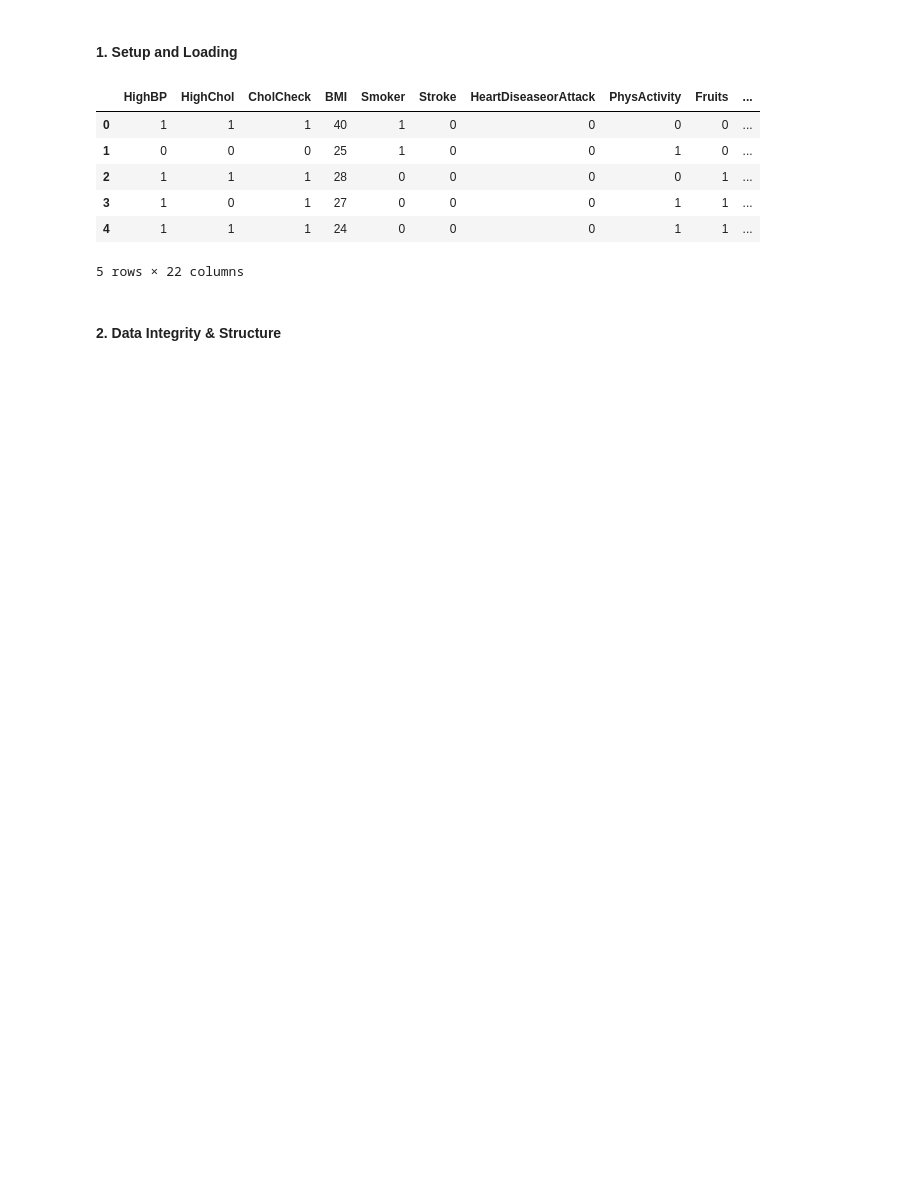
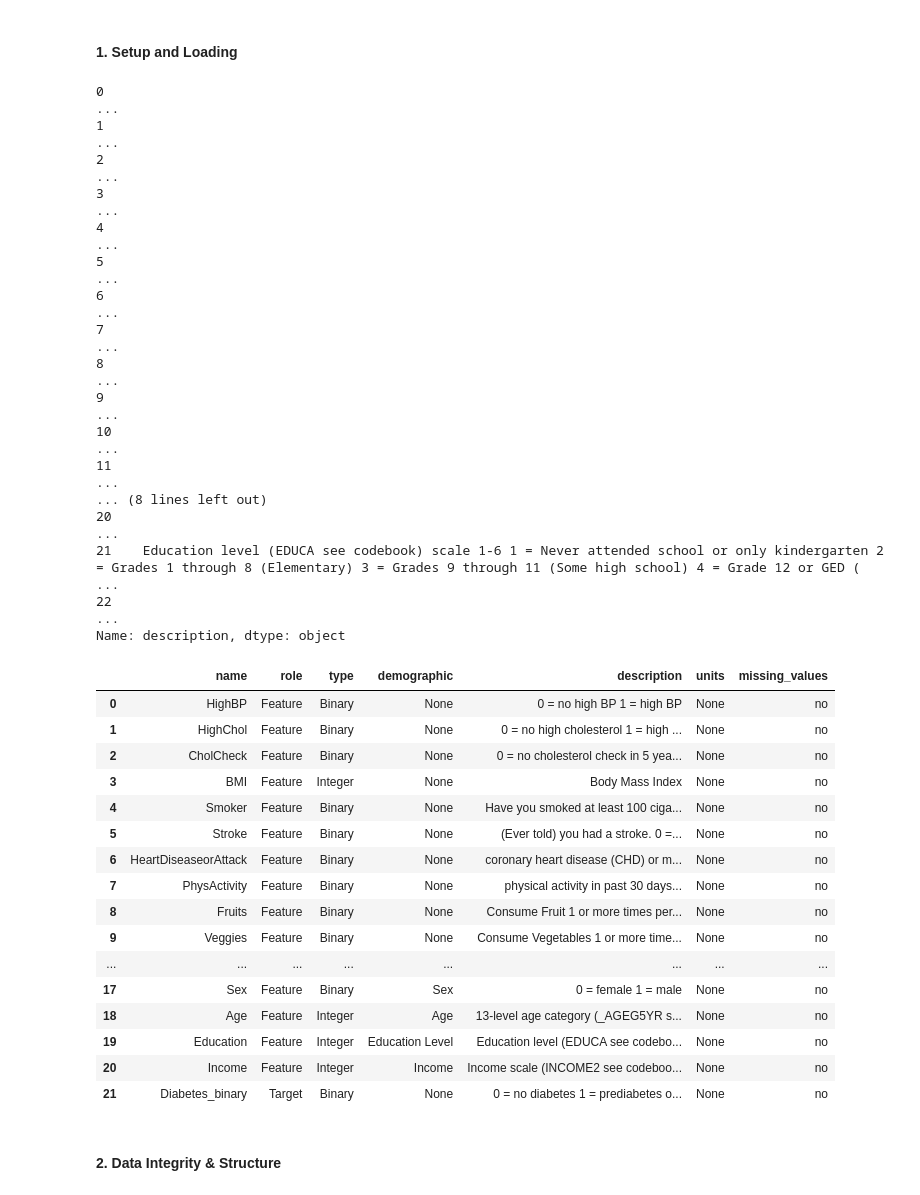
Before and after one commit to vijaivimu/SDS-CP035-gluco-track, a Jupyter notebook: advanced/submissions/team-members/rajan-hans/week_1_eda.ipynb, the cells around one changed output. Drawn from its saved outputs; the diff is of its cells as text; code cells hidden in the pictures; blank space fills up the shorter version.

```diff
--- a/advanced/submissions/team-members/rajan-hans/week_1_eda.ipynb
+++ b/advanced/submissions/team-members/rajan-hans/week_1_eda.ipynb
@@ -3,25 +3,70 @@
 # %%
 import pandas as pd
 import numpy as np
 import matplotlib.pyplot as plt
 import seaborn as sns
 from ucimlrepo import fetch_ucirepo
 
-sns.set_style('whitegrid')
+sns.set_style("whitegrid")
 
-dataset = fetch_ucirepo(id=891)  # CDC Diabetes Health Indicators",
-X = dataset.data.features
-y = dataset.data.targets
+# fetch dataset
+datset = fetch_ucirepo(id=891)  # CDC Diabetes Health Indicators
+# data (as pandas dataframes)
+X = datset.data.features  # feature set
+y = datset.data.targets  # target variable
+# combine features and target into a single dataframe for easier analysis
 df = pd.concat([X, y], axis=1)
-df.head()
+# print(datset.variables.description)
+# Programmatically merge df columns with datset.variables metadata
+try:
+    if (
+        isinstance(datset.variables, pd.DataFrame)
+        and "name" in datset.variables.columns
+    ):
+        df_columns = pd.DataFrame({"name": df.columns})
+        merged = pd.merge(df_columns, datset.variables, on="name", how="left")
+        pd.set_option("display.max_colwidth", None)
+        display(merged)
+    else:
+        print("datset.variables is not a DataFrame with a 'name' column.")
+        print(datset.variables)
+except Exception as e:
+    print("Error combining variables:", e)
 # %% [output]
+0                                                                                                                                                                                                        ...
+1                                                                                                                                                                                                        ...
+2                                                                                                                                                                                                        ...
+3                                                                                                                                                                                                        ...
+4                                                                                                                                                                                                        ...
+5                                                                                                                                                                                                        ...
+6                                                                                                                                                                                                        ...
+7                                                                                                                                                                                                        ...
+8                                                                                                                                                                                                        ...
+9                                                                                                                                                                                                        ...
+10                                                                                                                                                                                                       ...
+11                                                                                                                                                                                                       ...
+... (8 lines left out)
+20                                                                                                                                                                                                       ...
+21    Education level (EDUCA see codebook) scale 1-6 1 = Never attended school or only kindergarten 2 = Grades 1 through 8 (Elementary) 3 = Grades 9 through 11 (Some high school) 4 = Grade 12 or GED ( ...
+22                                                                                                                                                                                                       ...
+Name: description, dtype: object
-|  | HighBP | HighChol | CholCheck | BMI | Smoker | Stroke | HeartDiseaseorAttack | PhysActivity | Fruits | ... |
-| 0 | 1 | 1 | 1 | 40 | 1 | 0 | 0 | 0 | 0 | ... |
-| 1 | 0 | 0 | 0 | 25 | 1 | 0 | 0 | 1 | 0 | ... |
-| 2 | 1 | 1 | 1 | 28 | 0 | 0 | 0 | 0 | 1 | ... |
-| 3 | 1 | 0 | 1 | 27 | 0 | 0 | 0 | 1 | 1 | ... |
-| 4 | 1 | 1 | 1 | 24 | 0 | 0 | 0 | 1 | 1 | ... |
+|  | name | role | type | demographic | description | units | missing_values |
+| 0 | HighBP | Feature | Binary | None | 0 = no high BP 1 = high BP | None | no |
+| 1 | HighChol | Feature | Binary | None | 0 = no high cholesterol 1 = high ... | None | no |
+| 2 | CholCheck | Feature | Binary | None | 0 = no cholesterol check in 5 yea... | None | no |
+| 3 | BMI | Feature | Integer | None | Body Mass Index | None | no |
+| 4 | Smoker | Feature | Binary | None | Have you smoked at least 100 ciga... | None | no |
+| 5 | Stroke | Feature | Binary | None | (Ever told) you had a stroke. 0 =... | None | no |
+| 6 | HeartDiseaseorAttack | Feature | Binary | None | coronary heart disease (CHD) or m... | None | no |
+| 7 | PhysActivity | Feature | Binary | None | physical activity in past 30 days... | None | no |
+| 8 | Fruits | Feature | Binary | None | Consume Fruit 1 or more times per... | None | no |
+| 9 | Veggies | Feature | Binary | None | Consume Vegetables 1 or more time... | None | no |
+| ... | ... | ... | ... | ... | ... | ... | ... |
+| 17 | Sex | Feature | Binary | Sex | 0 = female 1 = male | None | no |
+| 18 | Age | Feature | Integer | Age | 13-level age category (_AGEG5YR s... | None | no |
+| 19 | Education | Feature | Integer | Education Level | Education level (EDUCA see codebo... | None | no |
+| 20 | Income | Feature | Integer | Income | Income scale (INCOME2 see codeboo... | None | no |
+| 21 | Diabetes_binary | Target | Binary | None | 0 = no diabetes 1 = prediabetes o... | None | no |
-5 rows × 22 columns
 # %% [markdown]
 #### 2. Data Integrity & Structure
 # %%
```
Also changed, not shown: parts of 8 cells of this notebook, 4 other files.
